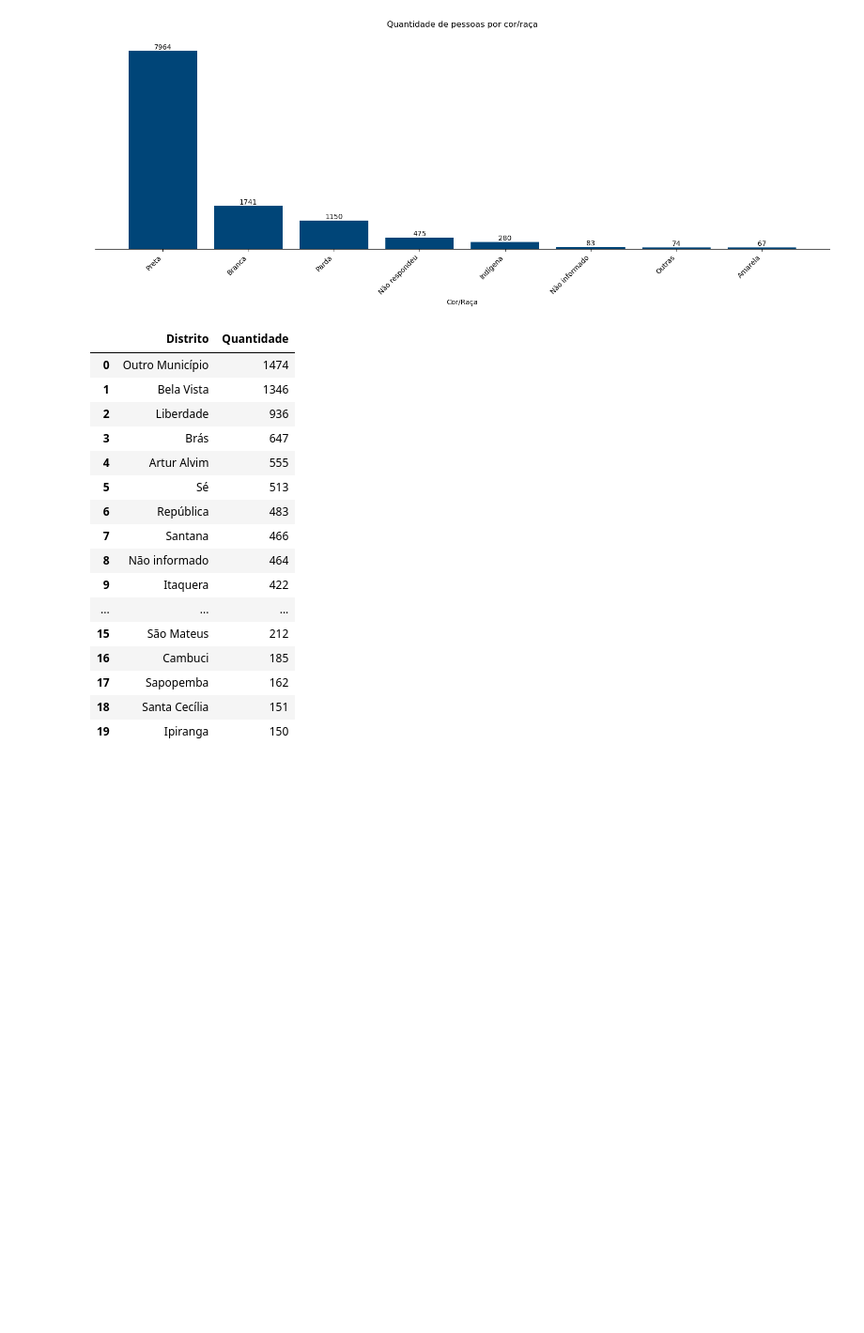
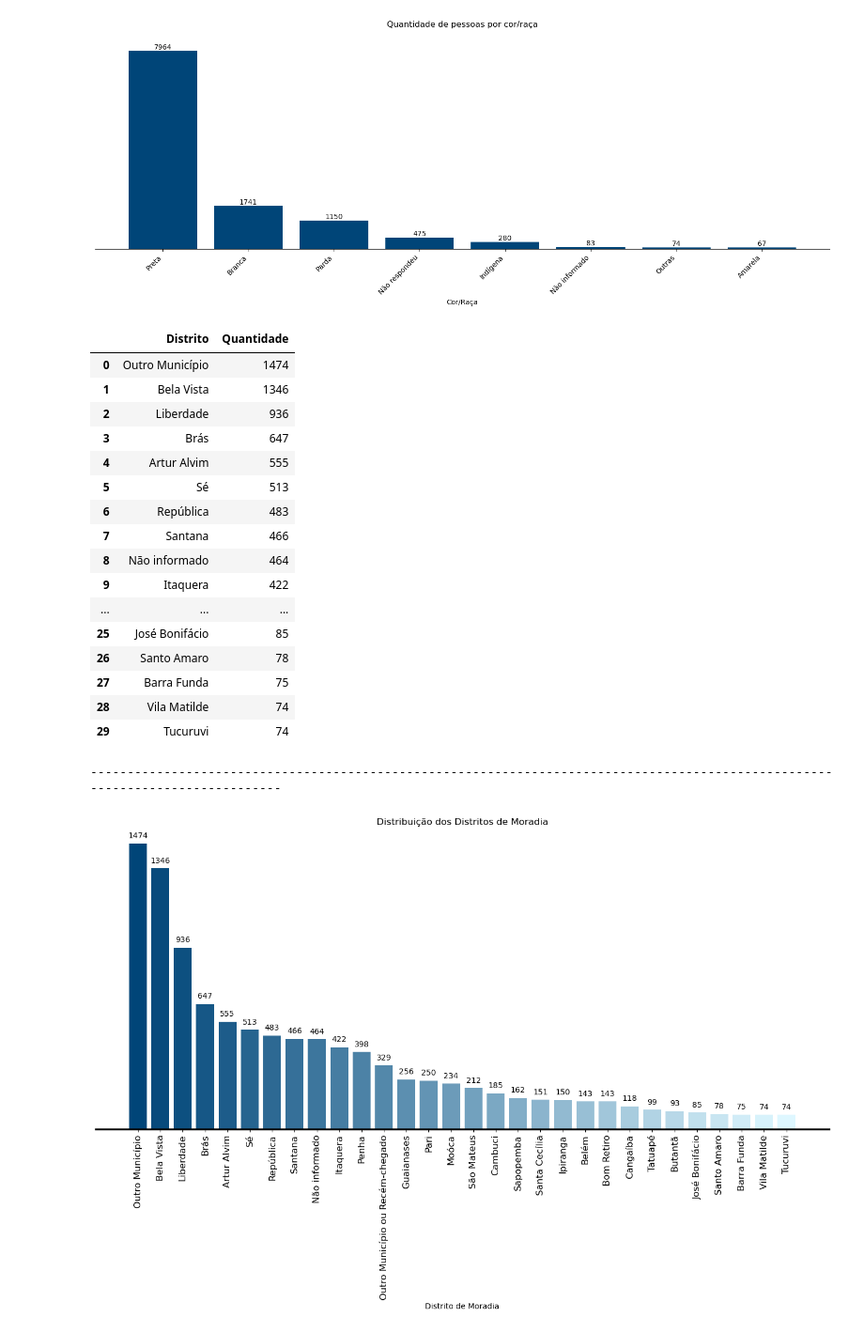
Before and after one commit to VictorHugo11/analise_imigrante, a Jupyter notebook: imigrantes.ipynb, the cells around one changed output. Shown at 94% size. Cells and saved outputs as stored; diff of their text form; code cells hidden in the pictures; blank space fills up the shorter version.

```diff
--- a/imigrantes.ipynb
+++ b/imigrantes.ipynb
@@ -218,25 +195,61 @@ plt.show()
 [figure]
 # %%
 df_distrito_moradia = pd.DataFrame(distrito_moradia, columns=['Distrito', 'Quantidade'])
-df_distrito_moradia.head(20)
+display(df_distrito_moradia.head(30))
+
+print('-'*127)
+#definindo os distritos e suas contagens
+distritos = [item[0] for item in distrito_moradia[:30]]
+contagens = [item[1] for item in distrito_moradia[:30]]
+
+#mapa de cores em degradê de azul para a cor desejada
+start_color = '#004578'  # Cor inicial azul
+end_color = '#def7ff'    # Cor final desejada
+n_colors = 100  # Número de pontos de cor no degradê
+
+colors = [start_color, end_color]
+color_map = LinearSegmentedColormap.from_list('custom', colors, N=n_colors)
+
+#gráfico de barras com cores em degradê
+plt.figure(figsize=(17, 7))
+bars = plt.bar(distritos, contagens, color=color_map(np.linspace(0, 1, len(distritos))))
+
+plt.xticks(rotation=90, fontsize=12)
+plt.xlabel('Distrito de Moradia')
+plt.title('Distribuição dos Distritos de Moradia')
+
+#adicionando rótulos com as contagens
+for i, bar in enumerate(bars):
+    plt.text(bar.get_x() + bar.get_width() / 2, bar.get_height() + 20, str(contagens[i]),
+             ha='center', va='bottom', fontsize=10, color='black')
+
+#mudando as bordas e ticks
+plt.gca().spines['bottom'].set_linewidth(2.5)
+for axis in ['top', 'right', 'left']:
+    plt.gca().spines[axis].set_color(None)
+plt.gca().tick_params(axis='y', labelleft=False, left=None)
+
+plt.show()
 # %% [output]
 |  | Distrito | Quantidade |
 | 0 | Outro Município | 1474 |
 | 1 | Bela Vista | 1346 |
 | 2 | Liberdade | 936 |
 | 3 | Brás | 647 |
 | 4 | Artur Alvim | 555 |
 | 5 | Sé | 513 |
 | 6 | República | 483 |
 | 7 | Santana | 466 |
 | 8 | Não informado | 464 |
 | 9 | Itaquera | 422 |
 | ... | ... | ... |
-| 15 | São Mateus | 212 |
-| 16 | Cambuci | 185 |
-| 17 | Sapopemba | 162 |
-| 18 | Santa Cecília | 151 |
-| 19 | Ipiranga | 150 |
+| 25 | José Bonifácio | 85 |
+| 26 | Santo Amaro | 78 |
+| 27 | Barra Funda | 75 |
+| 28 | Vila Matilde | 74 |
+| 29 | Tucuruvi | 74 |
+-------------------------------------------------------------------------------------------------------------------------------
+[figure, added]
 # %%
 df_cidade_ingresso = pd.DataFrame(cidade_ingresso, columns=['Cidade', 'Quantidade'])
 
```
Also changed, not shown: parts of 9 cells of this notebook.
